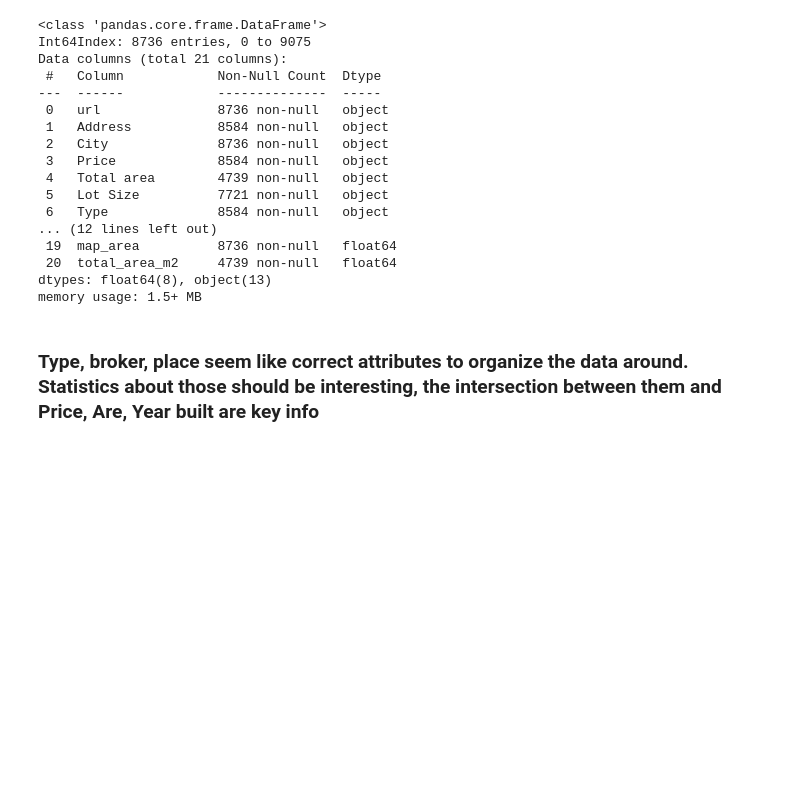
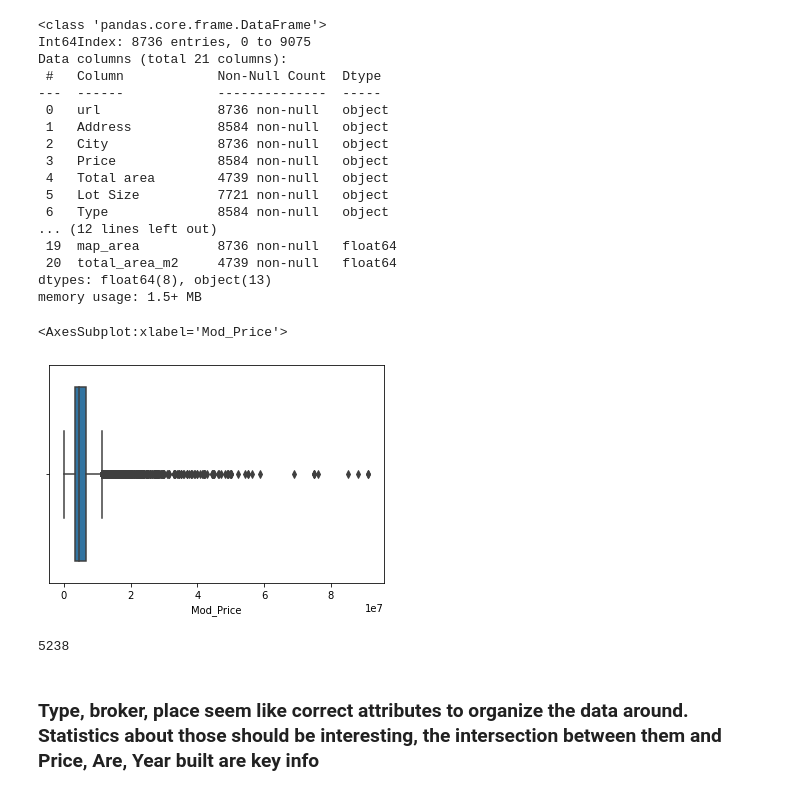
Before and after one commit to marencc/pyladies_vienna_data_course, a Jupyter notebook: eda_project/eda_project_19may.ipynb, the cells around one changed output. Cells and saved outputs as stored; diff of their text form; code cells hidden in the pictures; blank space fills up the shorter version.

```diff
--- a/eda_project/eda_project_19may.ipynb
+++ b/eda_project/eda_project_19may.ipynb
@@ -650,3 +691,13 @@ Data columns (total 21 columns):
  20  total_area_m2     4739 non-null   float64
 dtypes: float64(8), object(13)
 memory usage: 1.5+ MB
+# %%
+#Boxplot - price
+sns.boxplot(x = mod_df['Mod_Price']) #There are a lot of outliers
+# %% [output]
+<AxesSubplot:xlabel='Mod_Price'>
+[figure, added]
+# %%
+mod_df['broker'].nunique()
+# %% [output]
+5238
```
Also changed, not shown: parts of 6 cells of this notebook, 2 other files.
